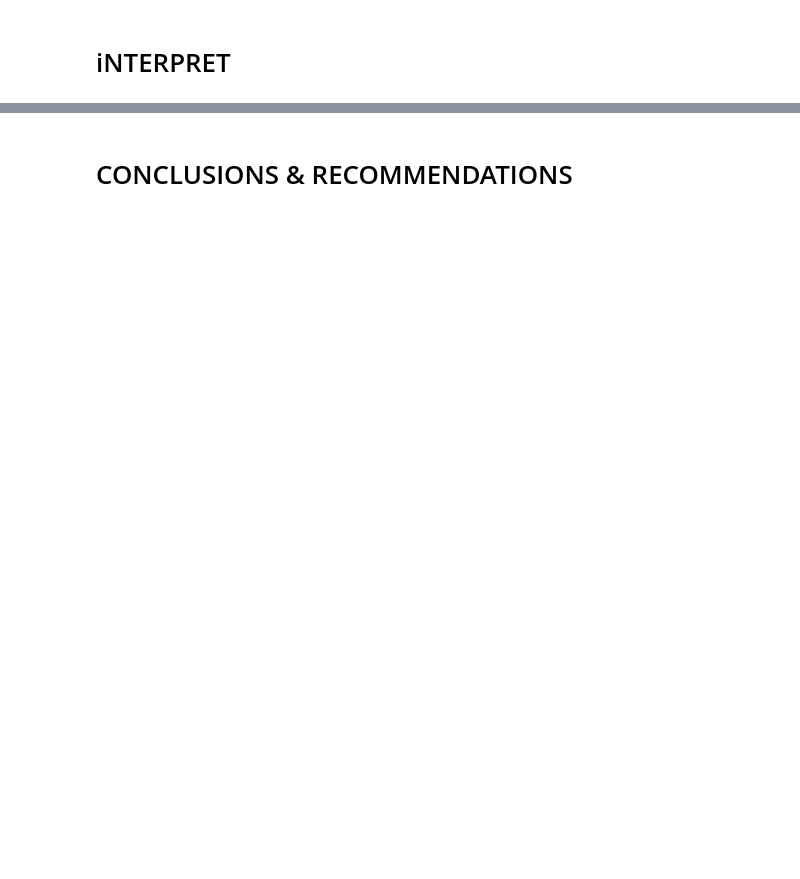
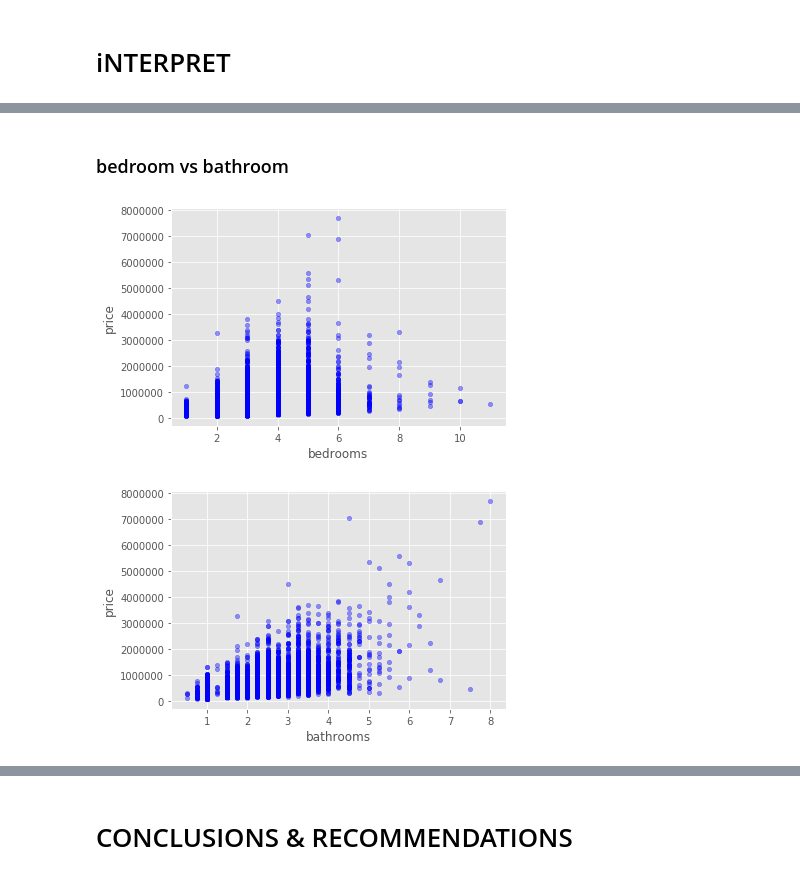
Before and after one commit to alexanderjohnny/dsc-v2-mod1-final-project-online-ds-pt-100719, a Jupyter notebook: ALEX_BEAT_mod1project_nb.ipynb, the cells around one changed output, grey strips where cells are left out. Cells and saved outputs as stored; diff of their text form; code cells hidden in the pictures; blank space fills up the shorter version.

Commit message:
updated some interpretation in nb, updated readme, added images and links, added presentation

```diff
--- a/ALEX_BEAT_mod1project_nb.ipynb
+++ b/ALEX_BEAT_mod1project_nb.ipynb
@@ -1329,0 +1369,32 @@ axes.set_ylim(len(df_filtered1.corr()),-0.5,+0.5)
+# %%
+# that whole model is messed up now. Pulling up qq plots.
+
+plt.style.use('ggplot')
+
+f = 'price~bedrooms'
+f2 = 'price~bathrooms'
+f3 = 'price~scaled_sqft_living'
+f4 = 'price~scaled_sqft_lot'
+# f5 = 'price~C(condition)'
+f6 = 'price~grade'
+model = smf.ols(formula=f, data=df_filtered1).fit()
+model2 = smf.ols(formula=f2, data=df_filtered1).fit()
+model3 = smf.ols(formula=f3, data=df_filtered1).fit()
+model4 = smf.ols(formula=f4, data=df_filtered1).fit()
+# model5 = smf.ols(formula=f5, data=data).fit()
+model6 = smf.ols(formula=f6, data=df_filtered1).fit()
+
+
+resid1 = model.resid
+resid2 = model2.resid
+resid3 = model3.resid
+resid4 = model4.resid
+# resid5 = model5.resid
+resid6 = model6.resid
+
+fig = sm.graphics.qqplot(resid1, dist=stats.norm, line='45', fit=True)
+fig = sm.graphics.qqplot(resid2, dist=stats.norm, line='45', fit=True)
+fig = sm.graphics.qqplot(resid3, dist=stats.norm, line='45', fit=True)
+fig = sm.graphics.qqplot(resid4, dist=stats.norm, line='45', fit=True)
+# fig = sm.graphics.qqplot(resid5, dist=stats.norm, line='45', fit=True)
+fig = sm.graphics.qqplot(resid6, dist=stats.norm, line='45', fit=True)
@@ -1331,0 +1443,2 @@ axes.set_ylim(len(df_filtered1.corr()),-0.5,+0.5)
+# %% [markdown]
+### bedroom vs bathroom
@@ -1331,0 +1448,11 @@ axes.set_ylim(len(df_filtered1.corr()),-0.5,+0.5)
+# %%
+# bedrooms	-32320
+# bathrooms	21680
+# according to my previous model the bathrooms have a bigger coeff and more positive relationship with price.
+# A "unit" increase in bedrooms is associated with a -32320 "unit" increase in price.
+# A "unit" increase in bathrooms is associated with a 21680 "unit" increase in price.
+df_filtered1.plot(kind='scatter', x='bedrooms', y='price', alpha=0.4, color='b')
+df_filtered1.plot(kind='scatter', x='bathrooms', y='price', alpha=0.4, color='b');
+# %% [output]
+[figure, added]
+[figure, added]
```
Also changed, not shown: parts of 41 cells of this notebook, 54 other files.
